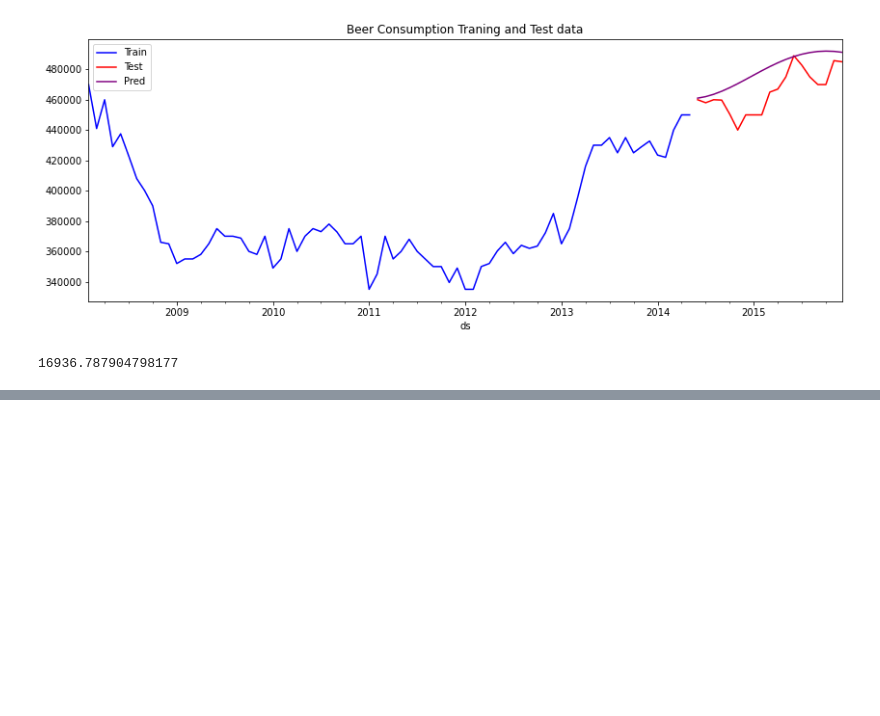
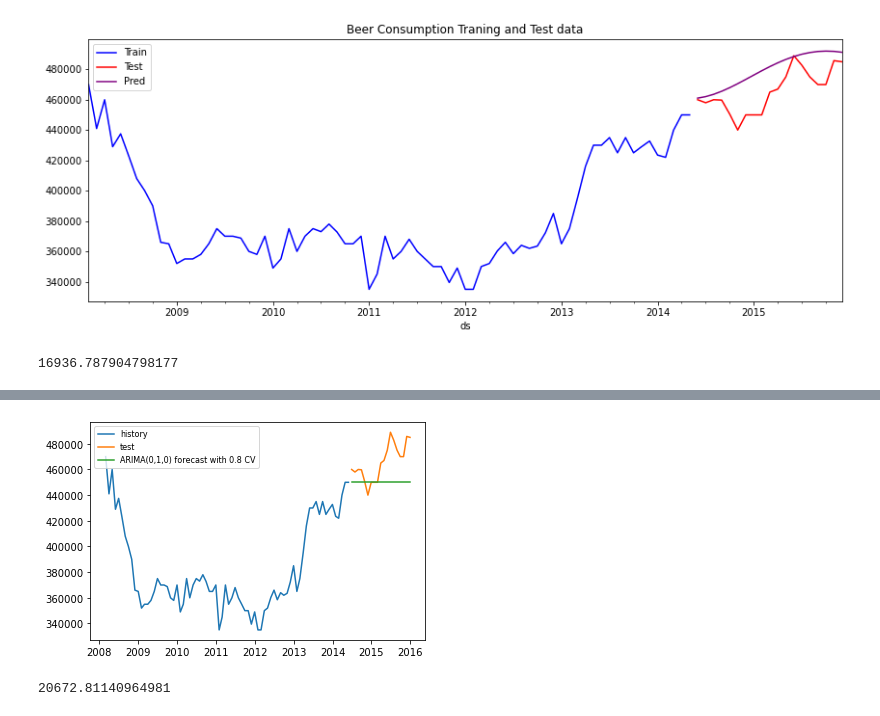
Before and after one commit to vishwasprabhu/Time_series_final_project, a Jupyter notebook: david_lyu.ipynb, the cells around one changed output, grey strips where cells are left out. Cells and saved outputs as stored; diff of their text form; code cells hidden in the pictures; blank space fills up the shorter version.

```diff
--- a/david_lyu.ipynb
+++ b/david_lyu.ipynb
@@ -620,0 +385,23 @@ rmse
+# %%
+# 0.8 CV instead of one-step CV for ARIMA(0, 1, 0)
+split = int(len(series_target.MedianSoldPrice_AllHomes_California)* 0.8)
+train= series_target.MedianSoldPrice_AllHomes_California[0:split]
+test_1=series_target.MedianSoldPrice_AllHomes_California[split:]
+
+mod = sm.tsa.statespace.SARIMAX(train,order=(0,1,0),seasonal_order=(0,0,0,0))
+res = mod.fit()
+pred = res.predict(start=len(train), end=len(train)+len(test_1)-1)
+
+rmse_1 = np.sqrt(skmetrics.mean_squared_error(test_1, pred))
+
+plt.plot(train, label='history')
+plt.plot(test_1, label='test')
+plt.plot(pred, label='ARIMA(0,1,0) forecast with 0.8 CV')
+plt.legend(loc='upper left', fontsize=8)
+plt.show()
+# %% [output]
+[figure, added]
+# %%
+rmse_1
+# %% [output]
+20672.81140964981
```
Also changed, not shown: parts of 21 cells of this notebook.
